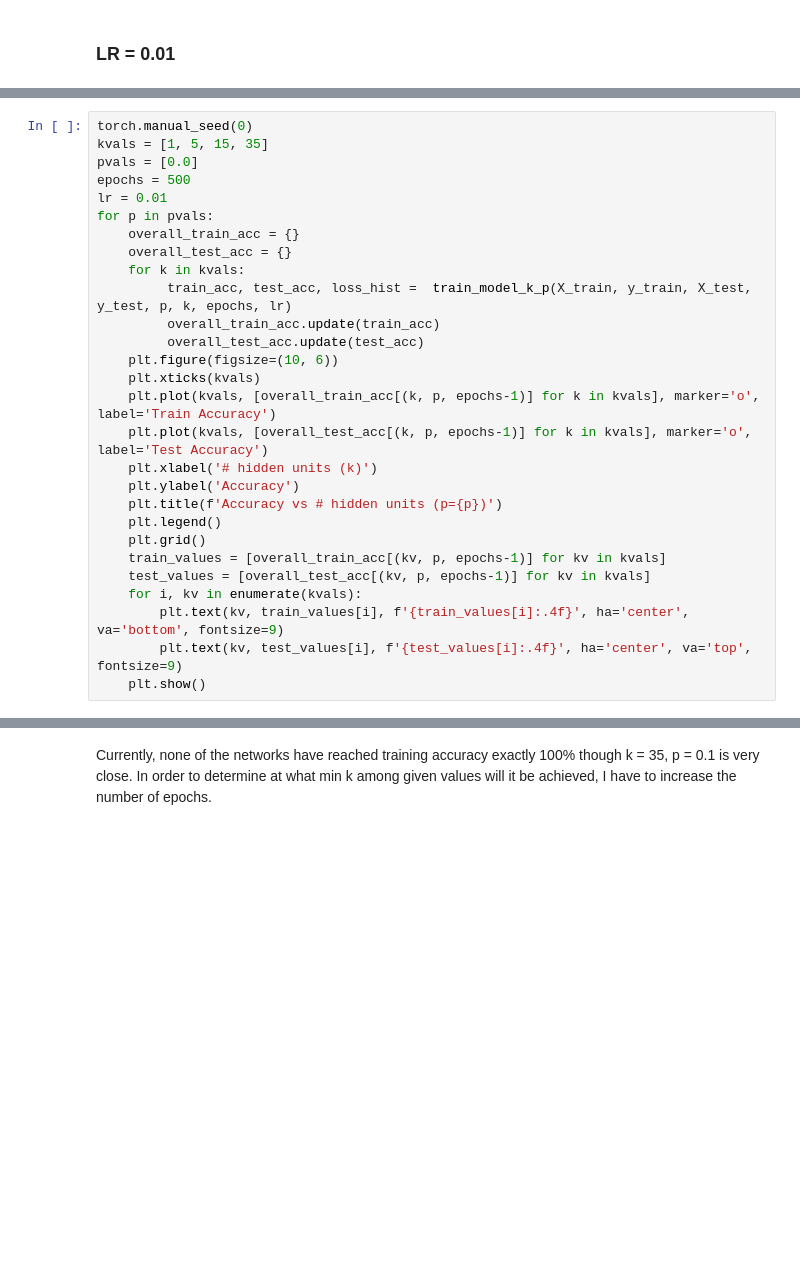
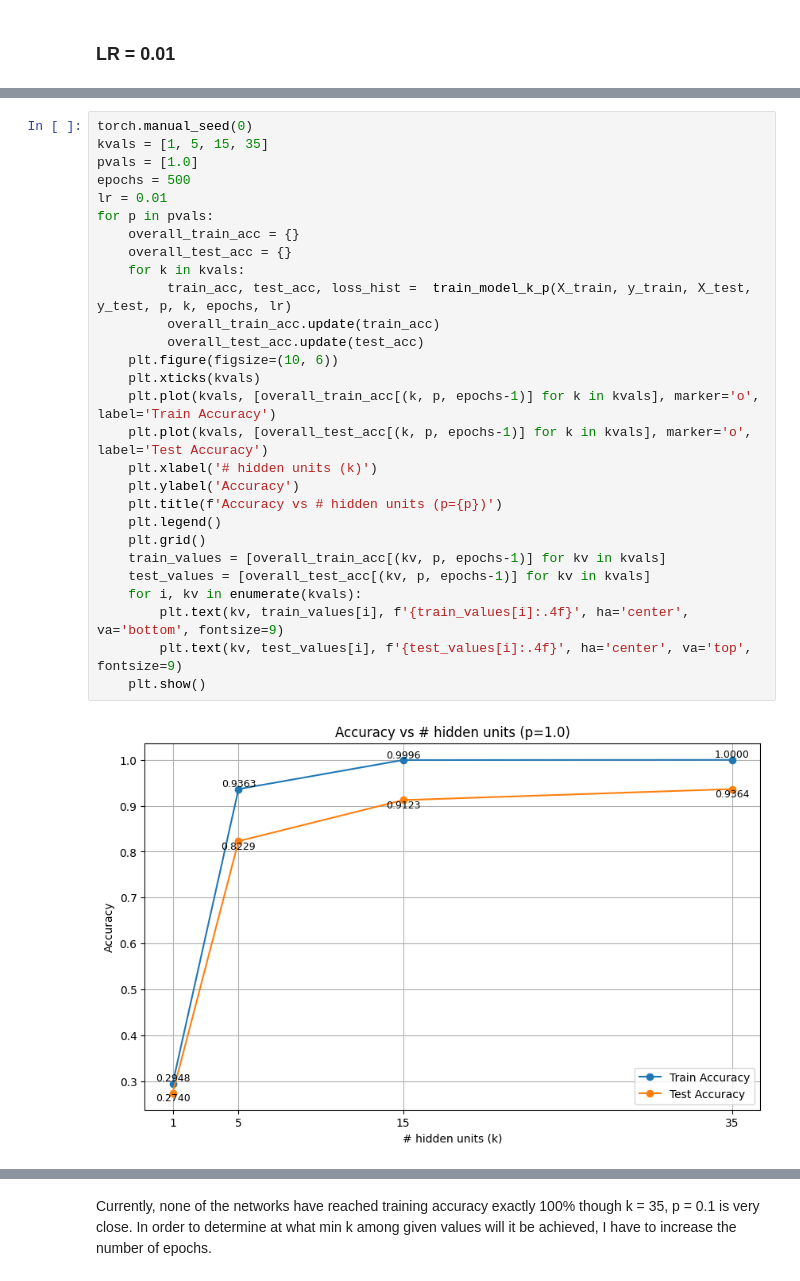
Before and after one commit to Vedant2100/w26, a Jupyter notebook: hw3.ipynb, the cells around one changed output, grey strips where cells are left out. Cells and saved outputs as stored; diff of their text form; blank space fills up the shorter version.

```diff
--- a/hw3.ipynb
+++ b/hw3.ipynb
@@ -169,31 +174,33 @@ for p in pvals:
 # %%
 torch.manual_seed(0)
 kvals = [1, 5, 15, 35]
-pvals = [0.0]
+pvals = [1.0]
 epochs = 500
 lr = 0.01
 for p in pvals:
     overall_train_acc = {}
     overall_test_acc = {}
     for k in kvals:
          train_acc, test_acc, loss_hist =  train_model_k_p(X_train, y_train, X_test, y_test, p, k, epochs, lr)
          overall_train_acc.update(train_acc)
          overall_test_acc.update(test_acc)
     plt.figure(figsize=(10, 6))
     plt.xticks(kvals)
     plt.plot(kvals, [overall_train_acc[(k, p, epochs-1)] for k in kvals], marker='o', label='Train Accuracy')
     plt.plot(kvals, [overall_test_acc[(k, p, epochs-1)] for k in kvals], marker='o', label='Test Accuracy')
     plt.xlabel('# hidden units (k)')
     plt.ylabel('Accuracy')
     plt.title(f'Accuracy vs # hidden units (p={p})')
     plt.legend()
     plt.grid()
     train_values = [overall_train_acc[(kv, p, epochs-1)] for kv in kvals]
     test_values = [overall_test_acc[(kv, p, epochs-1)] for kv in kvals]
     for i, kv in enumerate(kvals):
         plt.text(kv, train_values[i], f'{train_values[i]:.4f}', ha='center', va='bottom', fontsize=9)
         plt.text(kv, test_values[i], f'{test_values[i]:.4f}', ha='center', va='top', fontsize=9)
     plt.show()
+# %% [output]
+[figure, added]
 # %% [markdown]
 ## 2.2
 
```
Also changed, not shown: parts of 8 cells of this notebook.
